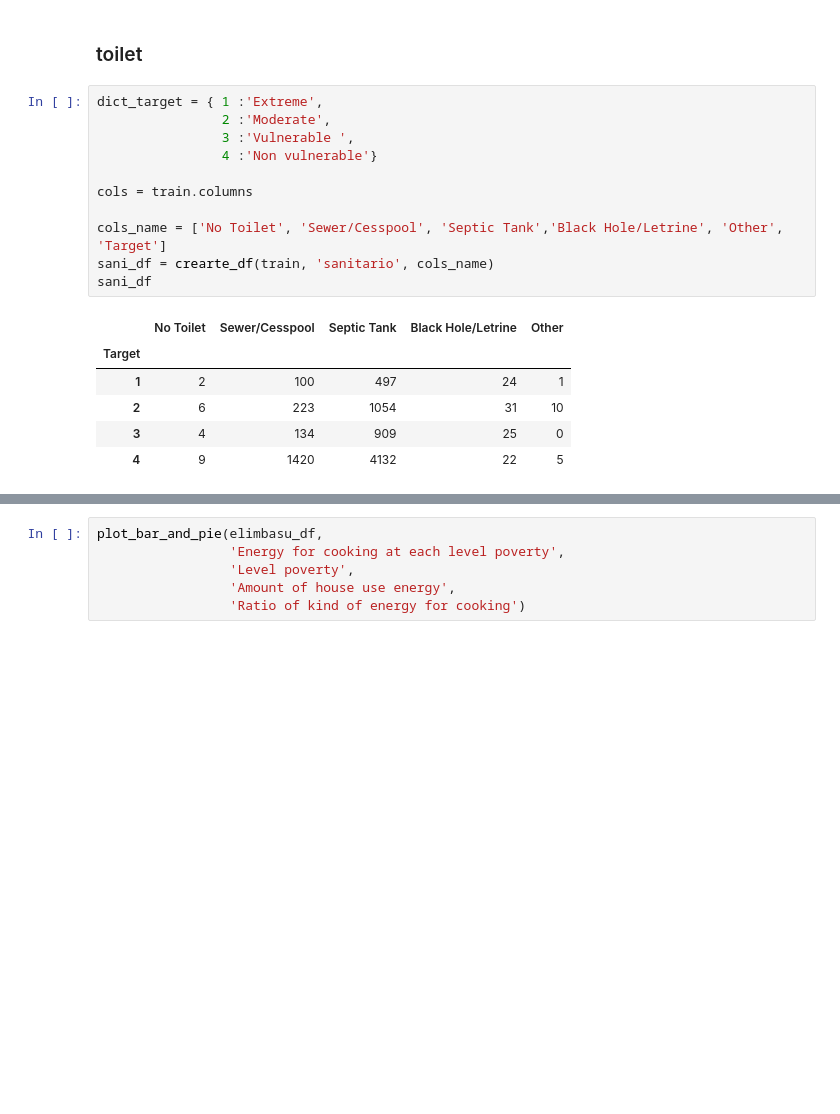
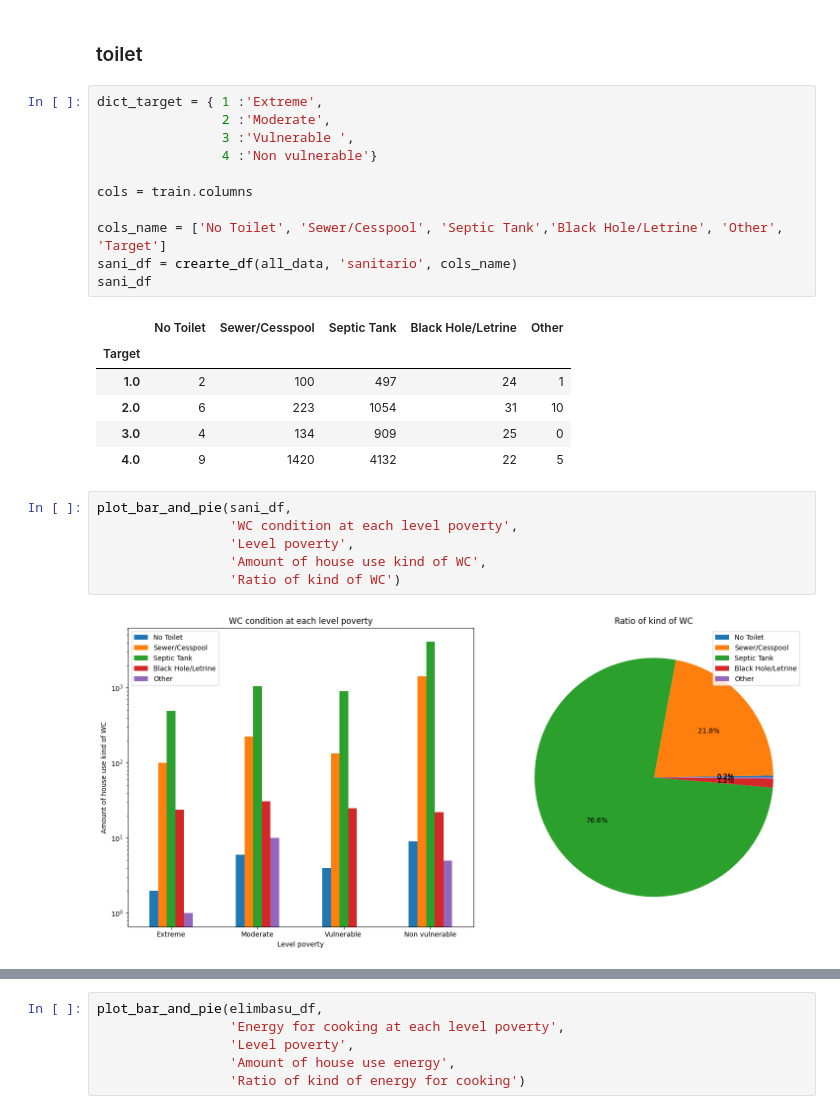
Before and after one commit to iam-Dylan/costa-rican-household, a Jupyter notebook: source/eda.ipynb, the cells around one changed output, grey strips where cells are left out. Cells and saved outputs as stored; diff of their text form; blank space fills up the shorter version.

Commit message:
eda update all_data

```diff
--- a/source/eda.ipynb
+++ b/source/eda.ipynb
@@ -91,12 +91,20 @@ dict_target = { 1 :'Extreme',
 cols = train.columns
 
 cols_name = ['No Toilet', 'Sewer/Cesspool', 'Septic Tank','Black Hole/Letrine', 'Other', 'Target']
-sani_df = crearte_df(train, 'sanitario', cols_name)
+sani_df = crearte_df(all_data, 'sanitario', cols_name)
 sani_df
 # %% [output]
 |  | No Toilet | Sewer/Cesspool | Septic Tank | Black Hole/Letrine | Other |
 | Target |  |  |  |  |  |
-| 1 | 2 | 100 | 497 | 24 | 1 |
-| 2 | 6 | 223 | 1054 | 31 | 10 |
-| 3 | 4 | 134 | 909 | 25 | 0 |
-| 4 | 9 | 1420 | 4132 | 22 | 5 |
+| 1.0 | 2 | 100 | 497 | 24 | 1 |
+| 2.0 | 6 | 223 | 1054 | 31 | 10 |
+| 3.0 | 4 | 134 | 909 | 25 | 0 |
+| 4.0 | 9 | 1420 | 4132 | 22 | 5 |
+# %%
+plot_bar_and_pie(sani_df,
+                 'WC condition at each level poverty',
+                 'Level poverty',
+                 'Amount of house use kind of WC',
+                 'Ratio of kind of WC')
+# %% [output]
+[figure, added]
```
Also changed, not shown: parts of 10 cells of this notebook, 1 other file.
